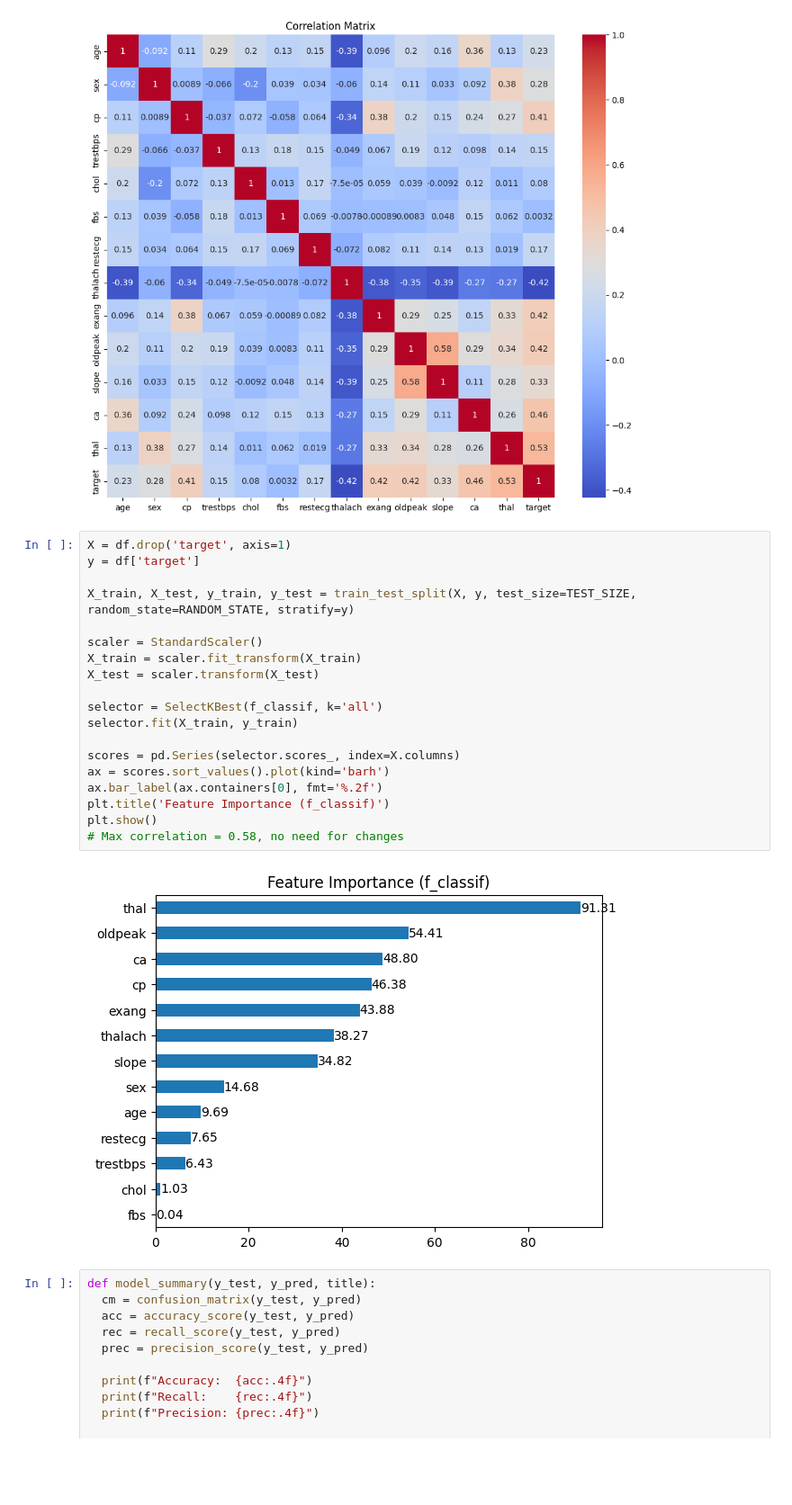
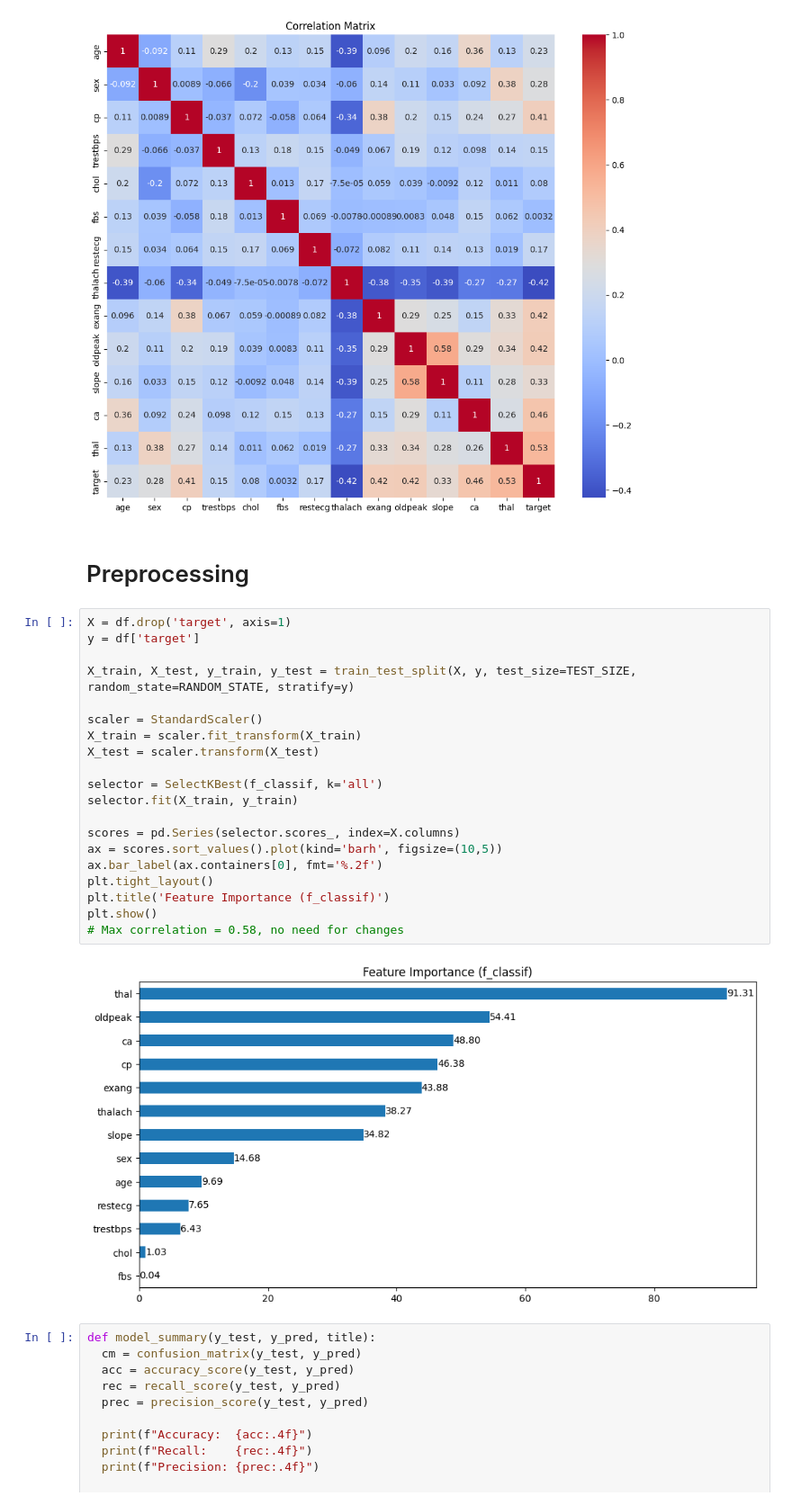
Before and after one commit to PogchampMuffin3/heart-disease-classification, a Jupyter notebook: heart_disease_classification.ipynb, the cells around one changed output. Shown at 90% size. Drawn from its saved outputs; the diff is of its cells as text; blank space fills up the shorter version.

```diff
--- a/heart_disease_classification.ipynb
+++ b/heart_disease_classification.ipynb
@@ -114,27 +185,30 @@ Name: count, dtype: int64
 [figure]
 [figure]
 [figure]
+# %% [markdown]
+# Preprocessing
 # %%
 X = df.drop('target', axis=1)
 y = df['target']
 
 X_train, X_test, y_train, y_test = train_test_split(X, y, test_size=TEST_SIZE, random_state=RANDOM_STATE, stratify=y)
 
 scaler = StandardScaler()
 X_train = scaler.fit_transform(X_train)
 X_test = scaler.transform(X_test)
 
 selector = SelectKBest(f_classif, k='all')
 selector.fit(X_train, y_train)
 
 scores = pd.Series(selector.scores_, index=X.columns)
-ax = scores.sort_values().plot(kind='barh')
+ax = scores.sort_values().plot(kind='barh', figsize=(10,5))
 ax.bar_label(ax.containers[0], fmt='%.2f')
+plt.tight_layout()
 plt.title('Feature Importance (f_classif)')
 plt.show()
 # Max correlation = 0.58, no need for changes
 # %% [output]
-[figure, old version]
+[figure, new version]
 # %%
 def model_summary(y_test, y_pred, title):
   cm = confusion_matrix(y_test, y_pred)
```
Also changed, not shown: parts of 22 cells of this notebook.
